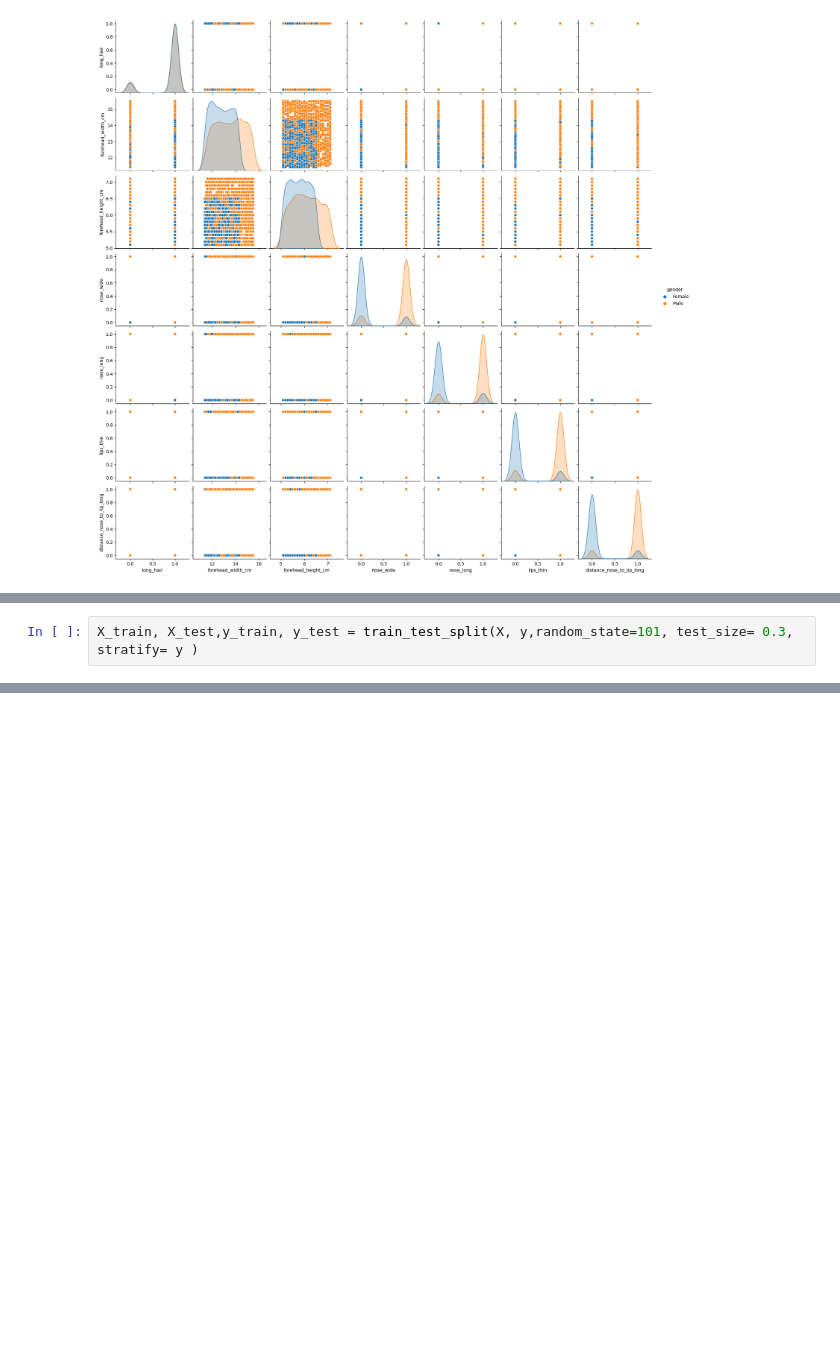
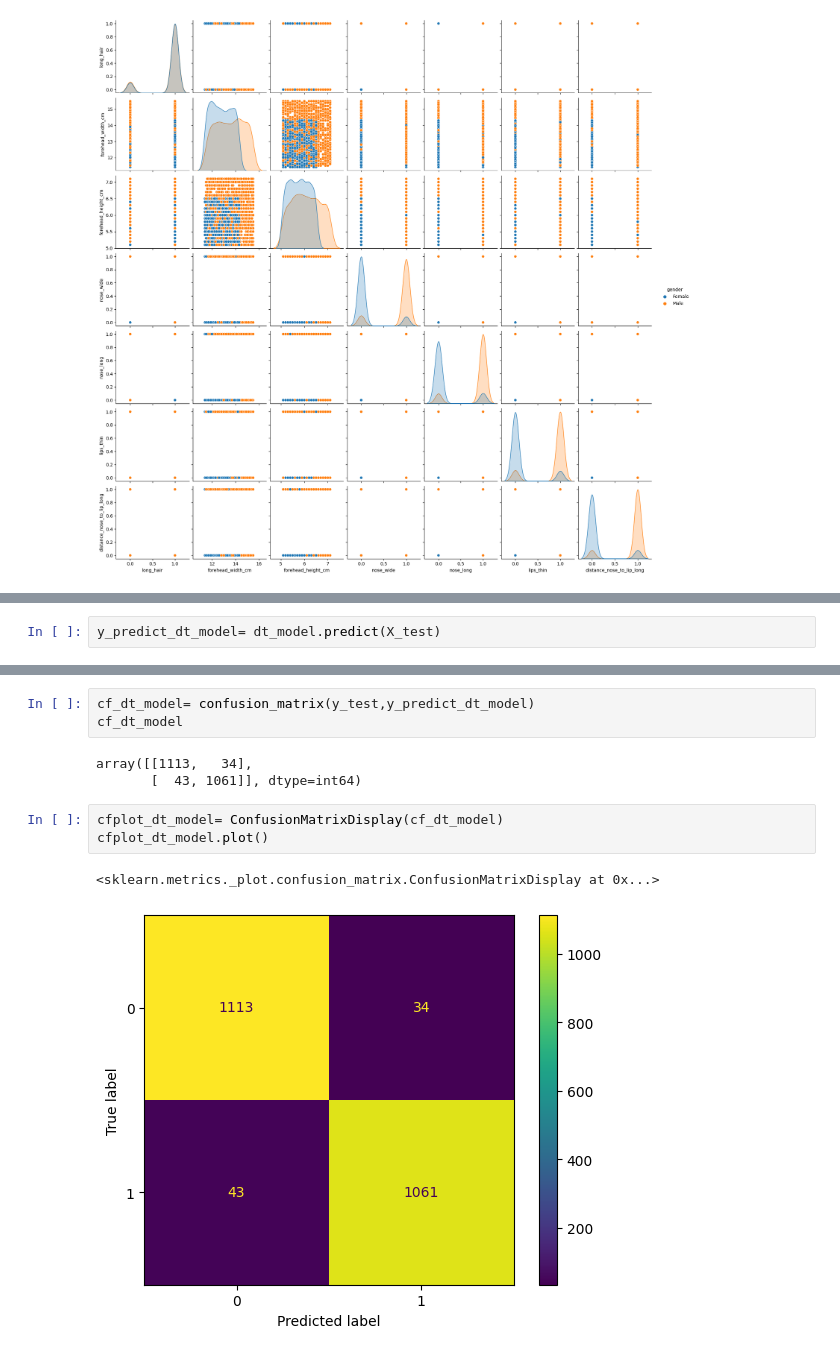
Before and after one commit to PhuongThanh1402/Python_Projects, a Jupyter notebook: GenderClassification.ipynb, the cells around one changed output, grey strips where cells are left out. Cells and saved outputs as stored; diff of their text form; blank space fills up the shorter version.

```diff
--- a/GenderClassification.ipynb
+++ b/GenderClassification.ipynb
@@ -157,2 +212,0 @@ y= df['is_gender']
-# %%
-X_train, X_test,y_train, y_test = train_test_split(X, y,random_state=101, test_size= 0.3, stratify= y )
@@ -158,0 +218,2 @@ X_train, X_test,y_train, y_test = train_test_split(X, y,random_state=101, test_s
+# %%
+y_predict_dt_model= dt_model.predict(X_test)
@@ -159 +231,13 @@ X_train, X_test,y_train, y_test = train_test_split(X, y,random_state=101, test_s
+# %%
+cf_dt_model= confusion_matrix(y_test,y_predict_dt_model)
+cf_dt_model
+# %% [output]
+array([[1113,   34],
+       [  43, 1061]], dtype=int64)
+# %%
+cfplot_dt_model= ConfusionMatrixDisplay(cf_dt_model)
+cfplot_dt_model.plot()
+# %% [output]
+<sklearn.metrics._plot.confusion_matrix.ConfusionMatrixDisplay at 0x...>
+[figure, added]
 # %%
```
Also changed, not shown: parts of 34 cells of this notebook.
